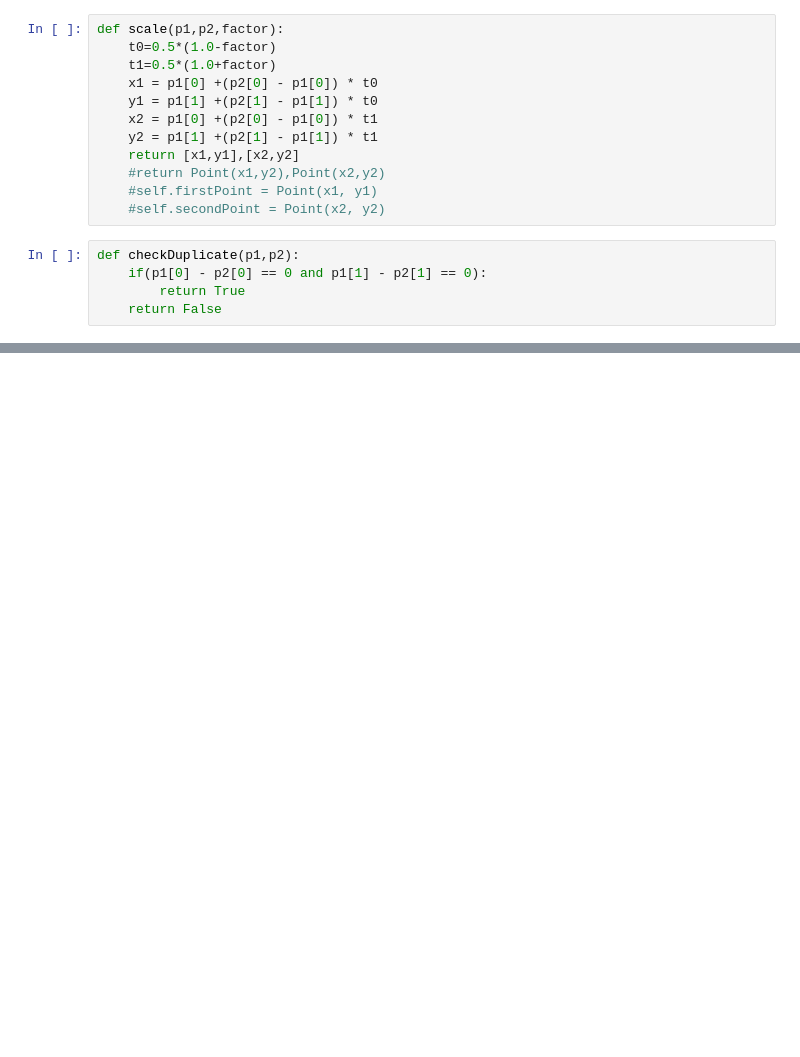
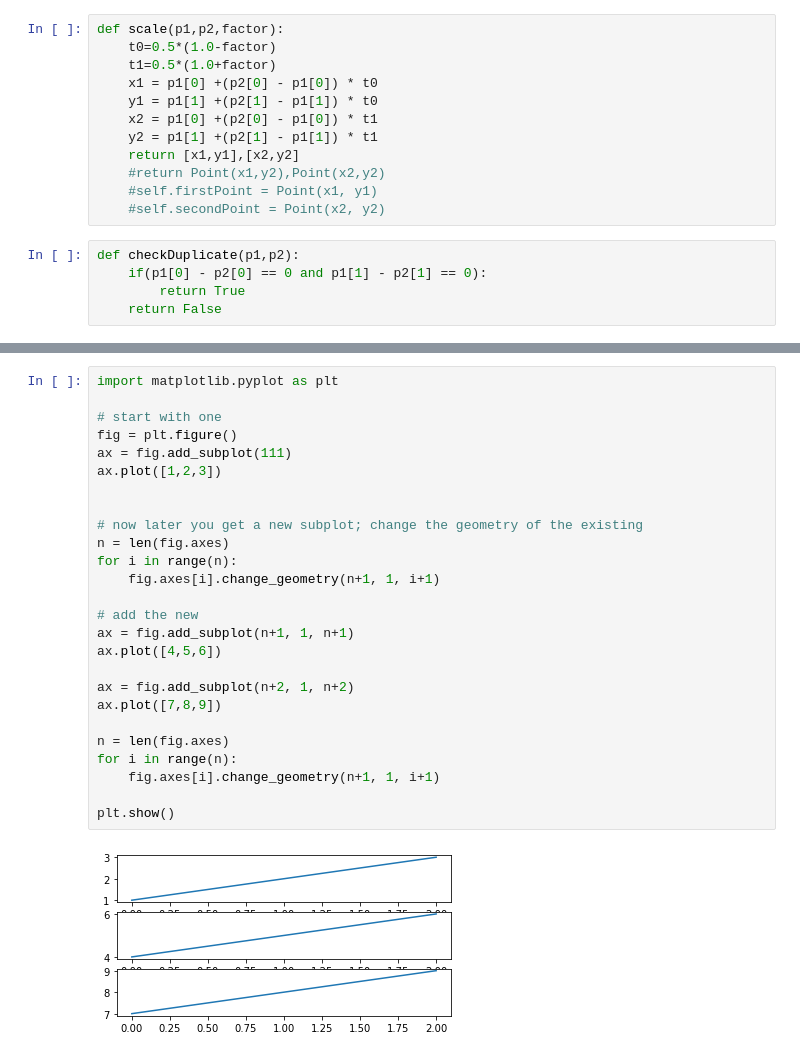
Before and after one commit to FloHimself5/BA, a Jupyter notebook: DynamicConvexHull.ipynb, the cells around one changed output, grey strips where cells are left out. Drawn from its saved outputs; the diff is of its cells as text; blank space fills up the shorter version.

```diff
--- a/DynamicConvexHull.ipynb
+++ b/DynamicConvexHull.ipynb
@@ -410,0 +551,28 @@ Case 1
+# %%
+import matplotlib.pyplot as plt
+
+# start with one
+fig = plt.figure()
+ax = fig.add_subplot(111)
+ax.plot([1,2,3])
+
+
+# now later you get a new subplot; change the geometry of the existing
+n = len(fig.axes)
+for i in range(n):
+    fig.axes[i].change_geometry(n+1, 1, i+1)
+
+# add the new
+ax = fig.add_subplot(n+1, 1, n+1)
+ax.plot([4,5,6])
+
+ax = fig.add_subplot(n+2, 1, n+2)
+ax.plot([7,8,9])
+
+n = len(fig.axes)
+for i in range(n):
+    fig.axes[i].change_geometry(n+1, 1, i+1)
+
+plt.show()
+# %% [output]
+[figure, added]
```
Also changed, not shown: parts of 7 cells of this notebook.
